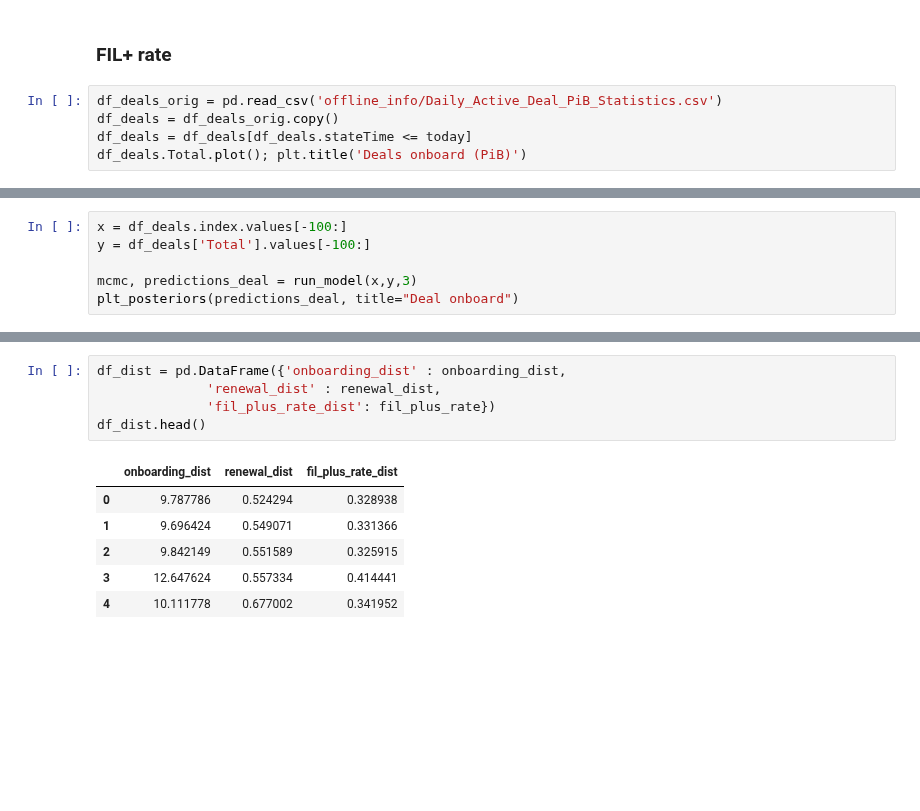
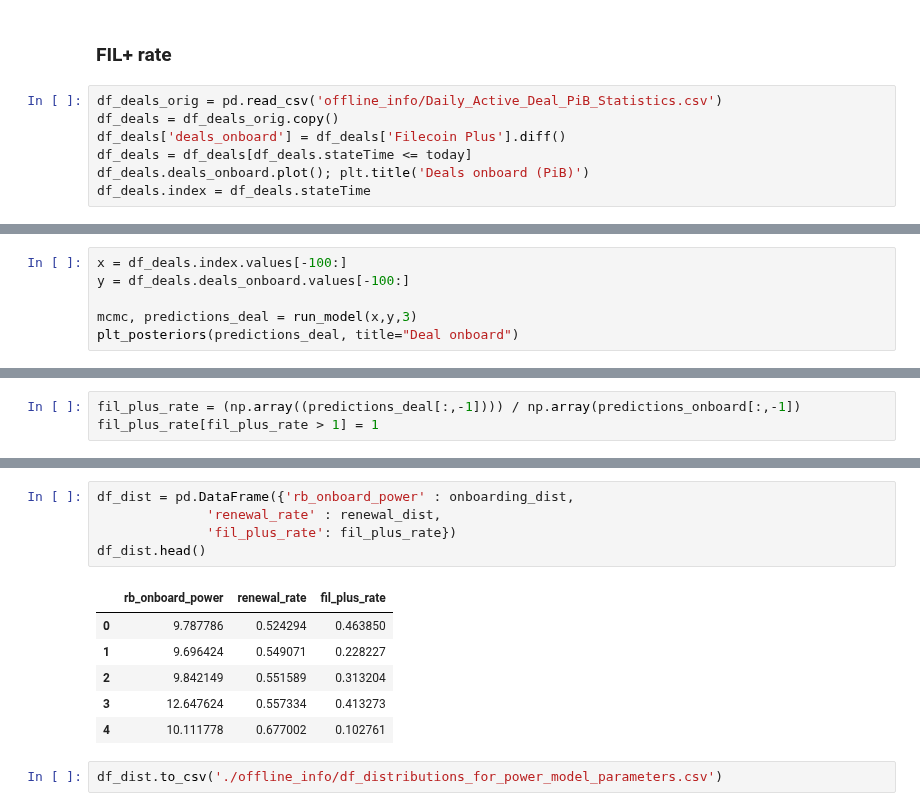
Before and after one commit to protocol/CryptoEconLab, a Jupyter notebook: notebooks/baseline_crossing/Distributions_to_parameterise_baseline_crossing_model.ipynb, the cells around one changed output, grey strips where cells are left out. Drawn from its saved outputs; the diff is of its cells as text; blank space fills up the shorter version.

```diff
--- a/notebooks/baseline_crossing/Distributions_to_parameterise_baseline_crossing_model.ipynb
+++ b/notebooks/baseline_crossing/Distributions_to_parameterise_baseline_crossing_model.ipynb
@@ -294,6 +274,8 @@ Text(0.5, 1.0, 'Raw byte onboarding/daily')
 # %%
 df_deals_orig = pd.read_csv('offline_info/Daily_Active_Deal_PiB_Statistics.csv')
 df_deals = df_deals_orig.copy()
+df_deals['deals_onboard'] = df_deals['Filecoin Plus'].diff()
 df_deals = df_deals[df_deals.stateTime <= today]
-df_deals.Total.plot(); plt.title('Deals onboard (PiB)')
+df_deals.deals_onboard.plot(); plt.title('Deals onboard (PiB)')
+df_deals.index = df_deals.stateTime
 # %% [output]
@@ -302,6 +283,6 @@ Text(0.5, 1.0, 'Deals onboard (PiB)')
 # %%
 x = df_deals.index.values[-100:]
-y = df_deals['Total'].values[-100:]
+y = df_deals.deals_onboard.values[-100:]
 
 mcmc, predictions_deal = run_model(x,y,3)
 plt_posteriors(predictions_deal, title="Deal onboard")
@@ -330 +313,4 @@ fil_plus_rate = np.array(predictions_onboard[:,-1]) / np.array((predictions_deal
+# %%
+fil_plus_rate = (np.array((predictions_deal[:,-1]))) / np.array(predictions_onboard[:,-1])
+fil_plus_rate[fil_plus_rate > 1] = 1
 # %%
@@ -335,12 +321,14 @@ Text(0.5, 1.0, 'fil_plus_rate')
 # %%
-df_dist = pd.DataFrame({'onboarding_dist' : onboarding_dist,
-              'renewal_dist' : renewal_dist,
-              'fil_plus_rate_dist': fil_plus_rate})
+df_dist = pd.DataFrame({'rb_onboard_power' : onboarding_dist,
+              'renewal_rate' : renewal_dist,
+              'fil_plus_rate': fil_plus_rate})
 df_dist.head()
 # %% [output]
-|  | onboarding_dist | renewal_dist | fil_plus_rate_dist |
-| 0 | 9.787786 | 0.524294 | 0.328938 |
-| 1 | 9.696424 | 0.549071 | 0.331366 |
-| 2 | 9.842149 | 0.551589 | 0.325915 |
-| 3 | 12.647624 | 0.557334 | 0.414441 |
-| 4 | 10.111778 | 0.677002 | 0.341952 |
+|  | rb_onboard_power | renewal_rate | fil_plus_rate |
+| 0 | 9.787786 | 0.524294 | 0.463850 |
+| 1 | 9.696424 | 0.549071 | 0.228227 |
+| 2 | 9.842149 | 0.551589 | 0.313204 |
+| 3 | 12.647624 | 0.557334 | 0.413273 |
+| 4 | 10.111778 | 0.677002 | 0.102761 |
+# %%
+df_dist.to_csv('./offline_info/df_distributions_for_power_model_parameters.csv')
```
Also changed, not shown: parts of 8 cells of this notebook, 5 other files.
